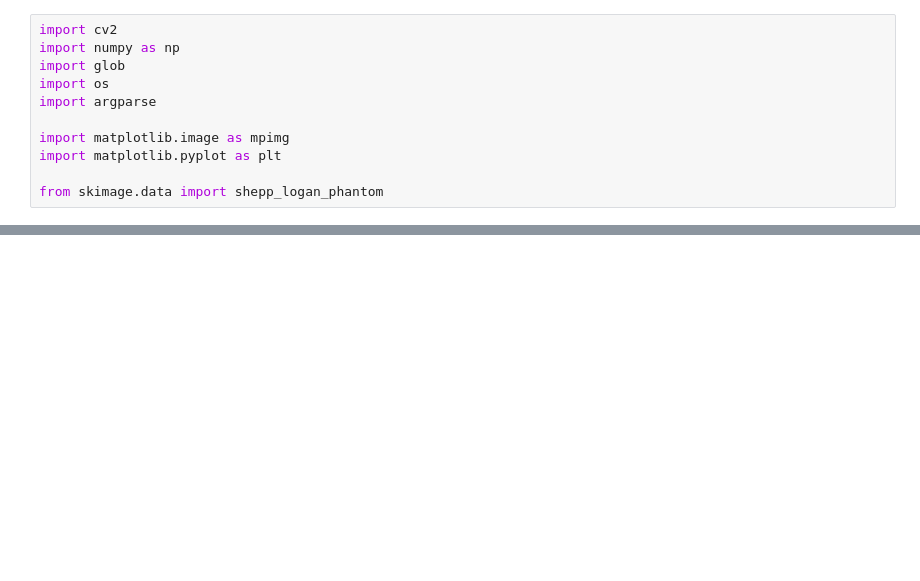
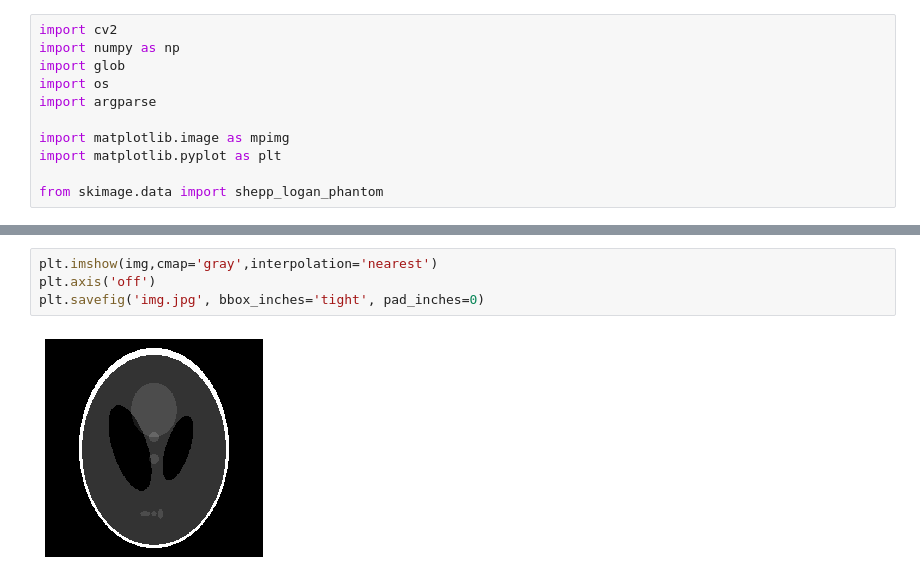
Before and after one commit to Masterpiece-Image/Transformers-Train, a Jupyter notebook: RainGen.ipynb, the cells around one changed output, grey strips where cells are left out. Drawn from its saved outputs; the diff is of its cells as text; blank space fills up the shorter version.

```diff
--- a/RainGen.ipynb
+++ b/RainGen.ipynb
@@ -65,0 +81,6 @@ plt.imshow(img_bruitee,cmap='gray')
+# %%
+plt.imshow(img,cmap='gray',interpolation='nearest')
+plt.axis('off')
+plt.savefig('img.jpg', bbox_inches='tight', pad_inches=0)
+# %% [output]
+[figure, added]
```
Also changed, not shown: parts of 3 cells of this notebook.
